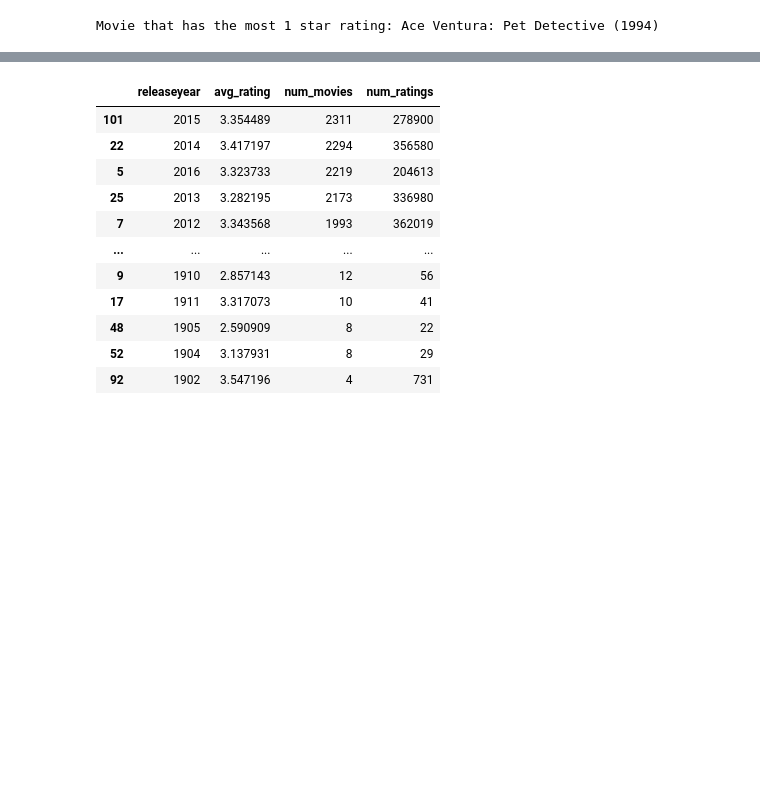
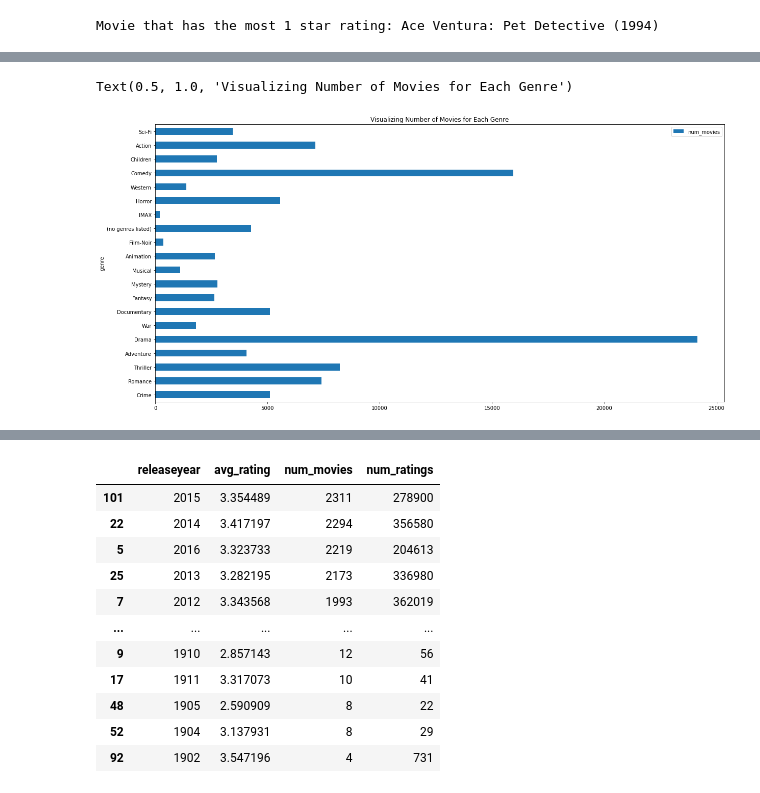
Before and after one commit to PatrickEspino/MovieRecommender, a Jupyter notebook: MovieRecommender.ipynb, the cells around one changed output, grey strips where cells are left out. Cells and saved outputs as stored; diff of their text form; code cells hidden in the pictures; blank space fills up the shorter version.

```diff
--- a/MovieRecommender.ipynb
+++ b/MovieRecommender.ipynb
@@ -295,0 +472,6 @@ Text(0.5, 1.0, 'Visualizing Number of Movies for Each Genre')
+# %%
+avg_genre_rating.plot.barh('genre', 'num_movies', figsize=(20,10))
+plt.title('Visualizing Number of Movies for Each Genre')
+# %% [output]
+Text(0.5, 1.0, 'Visualizing Number of Movies for Each Genre')
+[figure, added]
```
Also changed, not shown: parts of 53 cells of this notebook.
